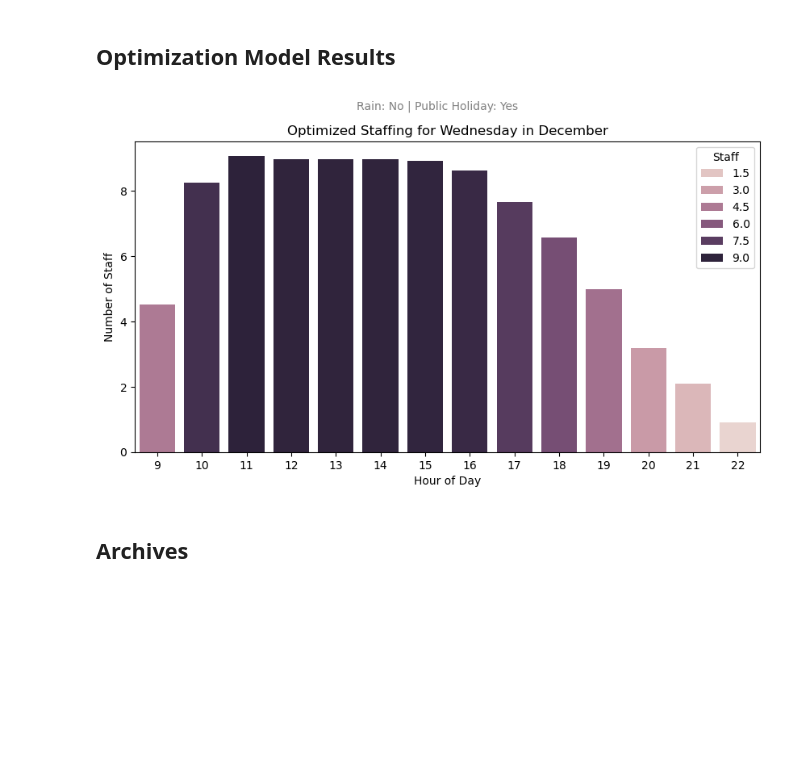
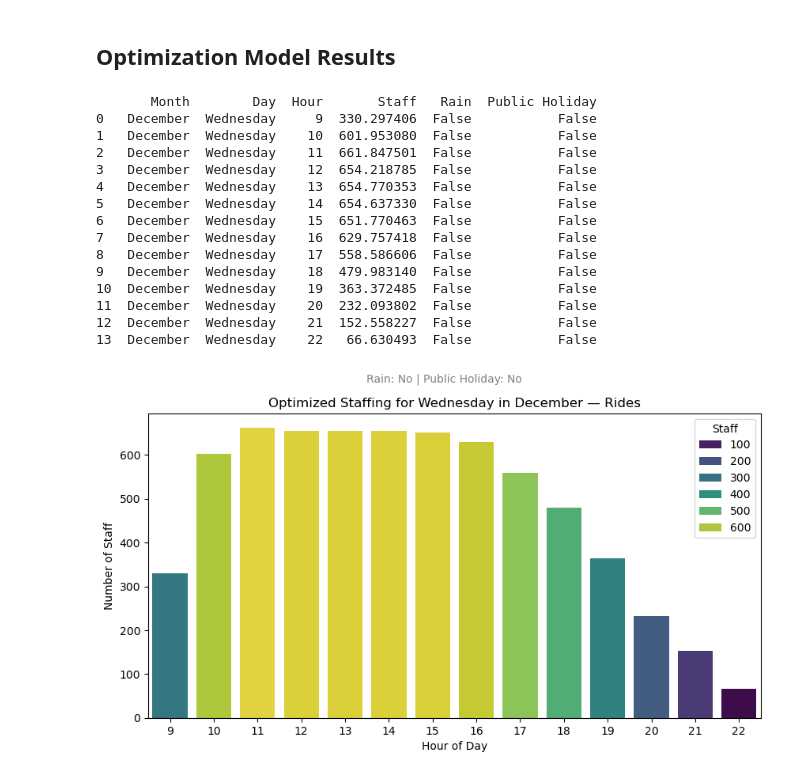
Before and after one commit to reallyjustalan/DSA3101_Group8_Project1, a Jupyter notebook: B3/DSA3101_B3_Modelling.ipynb, the cells around one changed output. Drawn from its saved outputs; the diff is of its cells as text; code cells hidden in the pictures; blank space fills up the shorter version.

```diff
--- a/B3/DSA3101_B3_Modelling.ipynb
+++ b/B3/DSA3101_B3_Modelling.ipynb
@@ -304,15 +468,11 @@ adjust_rain
 ### Adjuster
 # %%
 # Adjustment Multipliers
-hour_adjuster = adjust_hour_rides.set_index('DEB_TIME_HOUR')['adjuster_hourly_rides'].to_dict()
+hour_adjuster_rides = adjust_hour_rides.set_index('DEB_TIME_HOUR')['adjuster_hourly_rides'].to_dict()
+hour_adjuster_eatery = adjust_hour_eatery.set_index('hour')['adjuster'].to_dict()
 month_day_adjuster = adjust_month_day.set_index(['Month', 'Day_of_Week'])['adjuster_month_day'].to_dict()
 public_holiday_adjuster = {0: adjust_no_pubhol, 1: adjust_pubhol}
 rain_adjuster = adjust_rain.set_index('Rainy')['adjuster_rain'].to_dict()
-
-#hour_adjuster
-#month_day_adjuster
-#public_holiday_adjuster
-#rain_adjuster
 # %% [markdown]
 ### Optimization Model
 # %% [markdown]
@@ -337,3 +495,6 @@ base_demand = 100
+# %%
+base_demand_rides = 10000
+base_demand_eatery = 5000
 # %%
 def optimize_staffing(month, day, rain, public_holiday):
     # Convert month name to number
@@ -362,8 +523,8 @@ def optimize_staffing(month, day, rain, public_holiday):
     # Constraints: Ensure sufficient staff for predicted demand
     constraints = []
     for hour in range(9, 23):  # Loop from 9 AM to 10 PM (inclusive)
-        hour_multiplier = hour_adjuster.get(hour, 1)  # Default to 1 if not found in hour_adjuster
-        adjusted_demand = (base_demand * month_day_multiplier * hour_multiplier *
+        hour_multiplier = hour_adjuster_rides.get(hour, 1)  # Default to 1 if not found in hour_adjuster
+        adjusted_demand = (base_demand_rides * month_day_multiplier * hour_multiplier *
                             public_holiday_multiplier * rain_multiplier)
 
         # Set the constraint for the staffing level
@@ -400,8 +561,8 @@ def plot_staffing(staff_schedule, month, day, rain, public_holiday):
     plot_data = staff_schedule[(staff_schedule['Month'] == month) & (staff_schedule["Day"] == day)]
 
     plt.figure(figsize = (10,5))
-    sns.barplot(data=plot_data, x="Hour", y="Staff", hue = "Staff")
-    plt.title(f"Optimized Staffing for {day} in {month}")
+    sns.barplot(data=plot_data, x="Hour", y="Staff", palette="viridis", hue="Staff")
+    plt.title(f"Optimized Staffing for {day} in {month} — Rides")
     plt.suptitle(f"Rain: {'Yes' if rain else 'No'} | Public Holiday: {'Yes' if public_holiday else 'No'}", fontsize=10, color='gray')
     plt.xlabel("Hour of Day")
     plt.ylabel("Number of Staff")
@@ -411,12 +572,26 @@ def plot_staffing(staff_schedule, month, day, rain, public_holiday):
 # %%
 selected_month = "December"
 selected_day = "Wednesday"
 rain_status = False
-public_holiday_status = True
+public_holiday_status = False
 
 staff_schedule = optimize_staffing(selected_month, selected_day, rain_status, public_holiday_status)
+print(staff_schedule)
 plot_staffing(staff_schedule, selected_month, selected_day, rain_status, public_holiday_status)
 # %% [output]
+       Month        Day  Hour       Staff   Rain  Public Holiday
+0   December  Wednesday     9  330.297406  False           False
+1   December  Wednesday    10  601.953080  False           False
+2   December  Wednesday    11  661.847501  False           False
+3   December  Wednesday    12  654.218785  False           False
+4   December  Wednesday    13  654.770353  False           False
+5   December  Wednesday    14  654.637330  False           False
+6   December  Wednesday    15  651.770463  False           False
+7   December  Wednesday    16  629.757418  False           False
+8   December  Wednesday    17  558.586606  False           False
+9   December  Wednesday    18  479.983140  False           False
+10  December  Wednesday    19  363.372485  False           False
+11  December  Wednesday    20  232.093802  False           False
+12  December  Wednesday    21  152.558227  False           False
+13  December  Wednesday    22   66.630493  False           False
-[figure, old version]
+[figure, new version]
-# %% [markdown]
-## Archives
```
Also changed, not shown: parts of 15 cells of this notebook.
